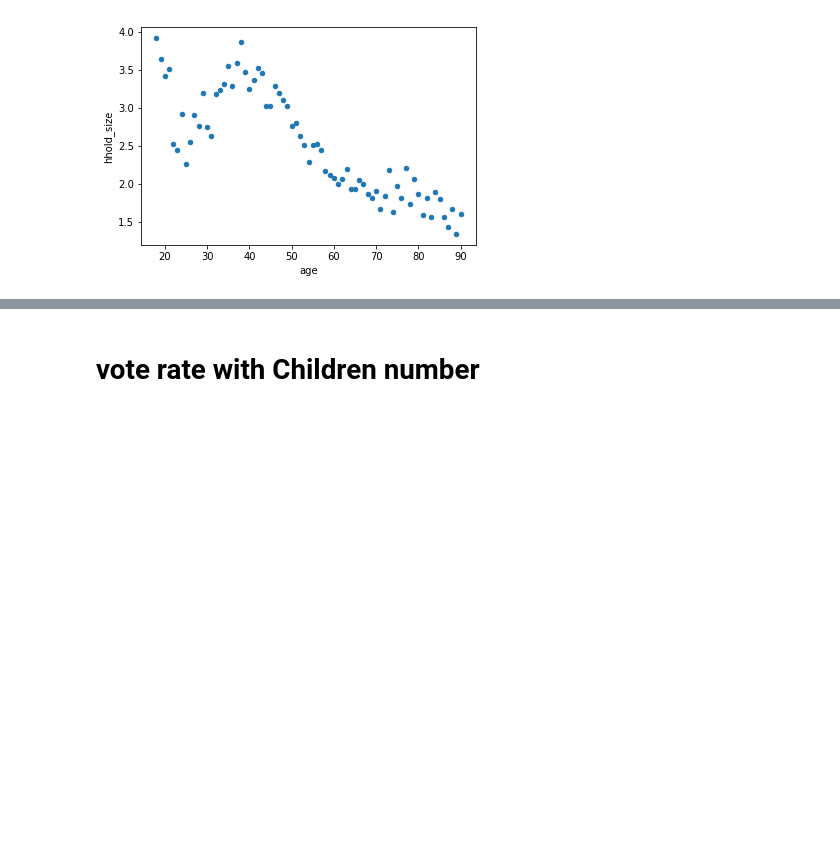
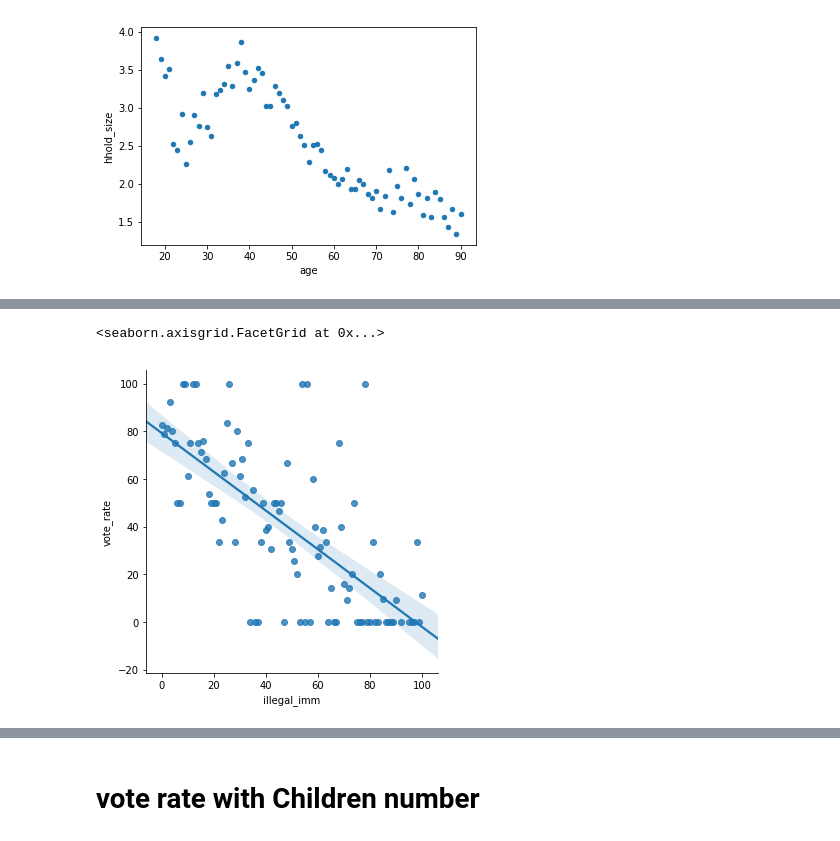
Before and after one commit to wangdianyh/trump-4703, a Jupyter notebook: Trump.ipynb, the cells around one changed output, grey strips where cells are left out. Saved outputs shown, nothing was run; the diff lists cells and outputs as text; code cells hidden in the pictures; blank space fills up the shorter version.

```diff
--- a/Trump.ipynb
+++ b/Trump.ipynb
@@ -279,0 +296,14 @@ data_house_age.groupby('age').mean().reset_index().plot.scatter(x='age', y='hhol
+# %%
+data_illgal_imm['vote_predict'] = [0.8037 - 0.0087 * x for x in data_illgal_imm.illegal_imm]
+# %%
+ilegal = data_illgal_imm.groupby('illegal_imm').count().reset_index()
+vote_ilegal = data_illgal_imm.loc[data_illgal_imm.vote_trump == 'Yes'].groupby('illegal_imm').count().reset_index()
+# %%
+vote_ilegal = vote_ilegal.merge(ilegal, on='illegal_imm', how='left')
+# %%
+vote_ilegal['vote_rate'] = np.round((vote_ilegal.vote_trump_x / vote_ilegal.vote_trump_y)*100, 2)
+# %%
+sns.lmplot(x='illegal_imm', y='vote_rate', data=vote_ilegal, fit_reg=True)
+# %% [output]
+<seaborn.axisgrid.FacetGrid at 0x...>
+[figure, added]
```
Also changed, not shown: parts of 30 cells of this notebook.
